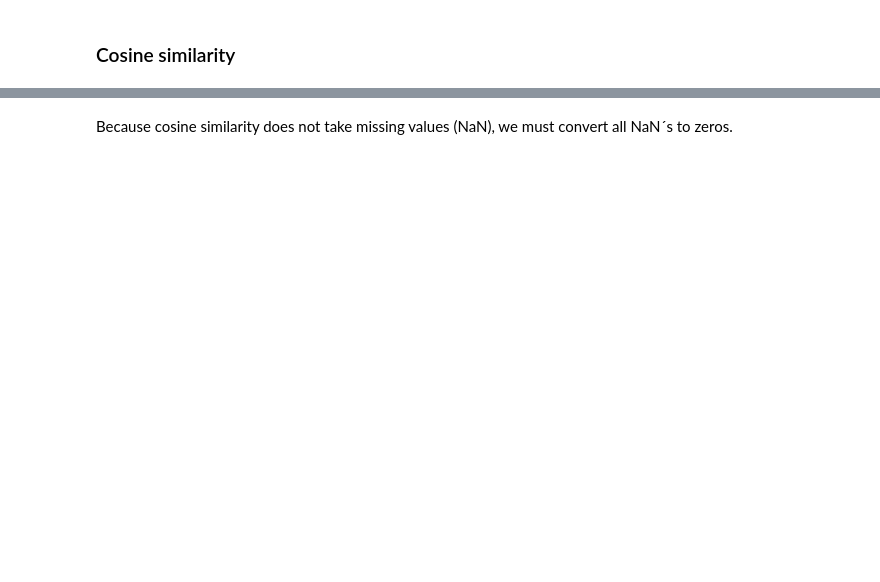
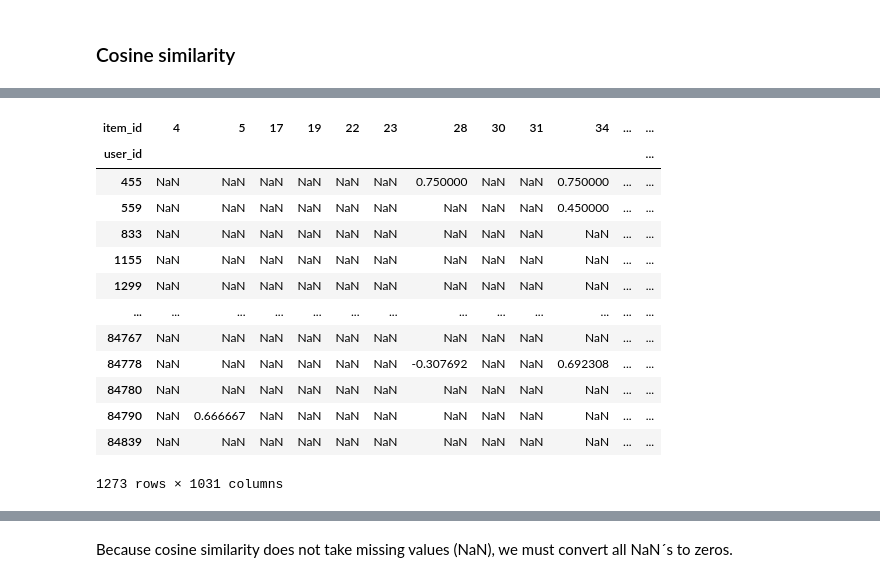
Before and after one commit to snorrealv/info345_semester_assignment, a Jupyter notebook: basic_recommender.ipynb, the cells around one changed output, grey strips where cells are left out. Saved outputs shown, nothing was run; the diff lists cells and outputs as text; code cells hidden in the pictures; blank space fills up the shorter version.

```diff
--- a/basic_recommender.ipynb
+++ b/basic_recommender.ipynb
@@ -354,0 +395,17 @@ Name: 1155, dtype: float64
+# %%
+norm_ratings_matrix
+# %% [output]
+| item_id | 4 | 5 | 17 | 19 | 22 | 23 | 28 | 30 | 31 | 34 | ... | ... |
+| user_id |  |  |  |  |  |  |  |  |  |  |  | ... |
+| 455 | NaN | NaN | NaN | NaN | NaN | NaN | 0.750000 | NaN | NaN | 0.750000 | ... | ... |
+| 559 | NaN | NaN | NaN | NaN | NaN | NaN | NaN | NaN | NaN | 0.450000 | ... | ... |
+| 833 | NaN | NaN | NaN | NaN | NaN | NaN | NaN | NaN | NaN | NaN | ... | ... |
+| 1155 | NaN | NaN | NaN | NaN | NaN | NaN | NaN | NaN | NaN | NaN | ... | ... |
+| 1299 | NaN | NaN | NaN | NaN | NaN | NaN | NaN | NaN | NaN | NaN | ... | ... |
+| ... | ... | ... | ... | ... | ... | ... | ... | ... | ... | ... | ... | ... |
+| 84767 | NaN | NaN | NaN | NaN | NaN | NaN | NaN | NaN | NaN | NaN | ... | ... |
+| 84778 | NaN | NaN | NaN | NaN | NaN | NaN | -0.307692 | NaN | NaN | 0.692308 | ... | ... |
+| 84780 | NaN | NaN | NaN | NaN | NaN | NaN | NaN | NaN | NaN | NaN | ... | ... |
+| 84790 | NaN | 0.666667 | NaN | NaN | NaN | NaN | NaN | NaN | NaN | NaN | ... | ... |
+| 84839 | NaN | NaN | NaN | NaN | NaN | NaN | NaN | NaN | NaN | NaN | ... | ... |
+1273 rows × 1031 columns
```
Also changed, not shown: parts of 26 cells of this notebook.
